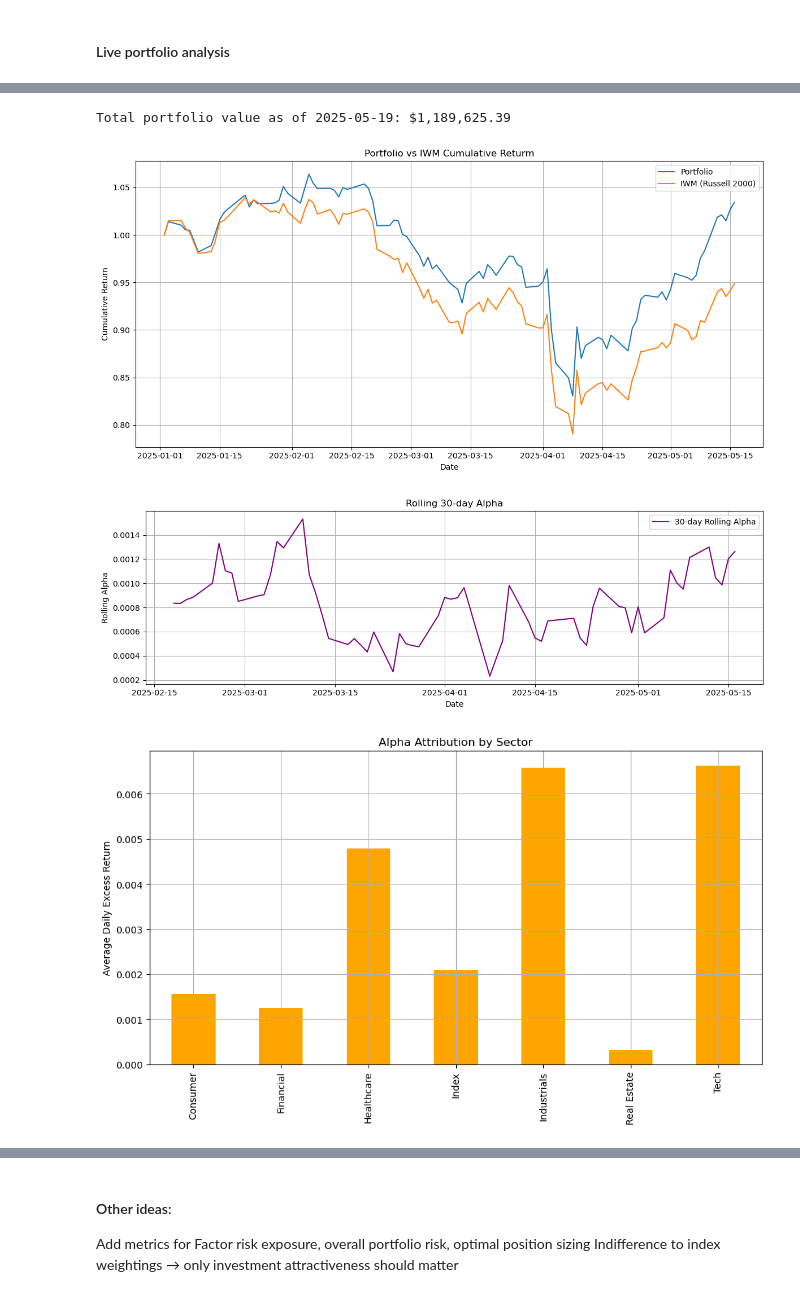
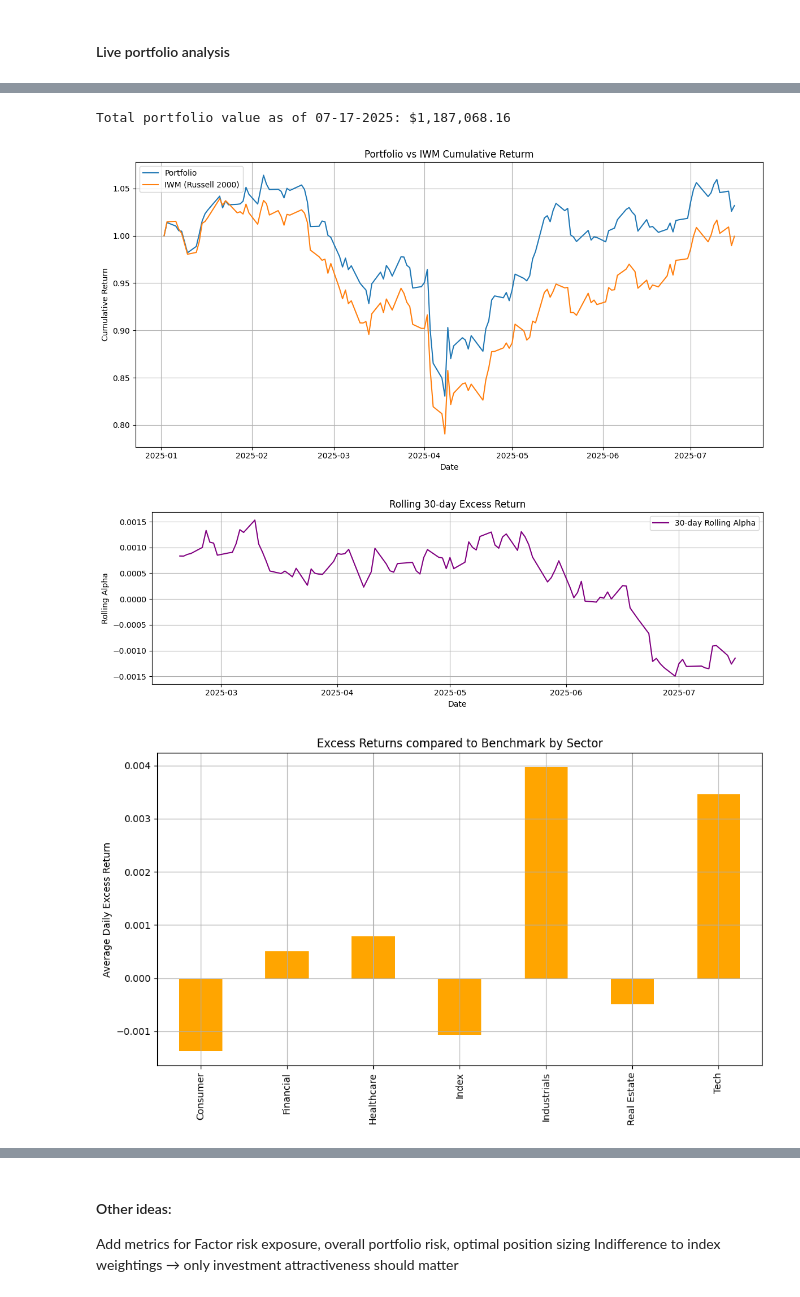
Before and after one commit to jfour1e/BUFC-fund-dashboard, a Jupyter notebook: notebooks/bufc_analysis.ipynb, the cells around one changed output, grey strips where cells are left out. Cells and saved outputs as stored; diff of their text form; code cells hidden in the pictures.

```diff
--- a/notebooks/bufc_analysis.ipynb
+++ b/notebooks/bufc_analysis.ipynb
@@ -2,19 +2,22 @@
 #### Imports and fetching data
 # %%
 import pandas as pd
-from companies import companies
+import sys
+import os
 import numpy as np
 from datetime import timedelta, datetime
 import matplotlib.pyplot as plt
+from pandas_datareader import data as pdr
+import time
+
+sys.path.append(os.path.abspath("../src"))
+from companies import companies
+
 from pypfopt.efficient_frontier import EfficientFrontier
 from pypfopt import risk_models
 from pypfopt import expected_returns
-from pandas_datareader import data as pdr
-import yfinance as yf
-import time
-yf.pdr_override()
 
-holdings = pd.read_excel("BUFC_May_2025_Allocations.xlsx", sheet_name=0)
+holdings = pd.read_excel("../BUFC_May_2025_Allocations.xlsx", sheet_name=0)
 holdings = holdings[:-2]
 holdings = holdings.drop(holdings.iloc[1].name)
 holdings = holdings.drop(holdings.iloc[14].name)
@@ -26,7 +29,7 @@ holdings["Ticker"] = holdings["Company"].str.extract(r":([A-Z]+)\)")
 holdings = holdings.reset_index()
 holdings = holdings.drop('index', axis=1)
 
-sector_allocations = pd.read_excel("BUFC_May_2025_Allocations.xlsx", sheet_name=1)
+sector_allocations = pd.read_excel("../BUFC_May_2025_Allocations.xlsx", sheet_name=1)
 sector_allocations.loc[sector_allocations.index[-1], '% of Fund'] = 1.0
 # %%
 from polygon import RESTClient
@@ -69,3 +135,7 @@ NameError: name 'pd' is not defined
+# %%
+CSV_PATH = "../daily_prices.csv"
+prices_data.sort_index(inplace=True)
+prices_data.to_csv(CSV_PATH)
 # %%
 #define new portfolio df
 columns = ['Ticker', 'shares', 'cost basis', 'current value', 'return', 'weights']
@@ -127,22 +197,22 @@ live_portfolio
 # %%
-print(f"Total portfolio value as of {end_date}: ${portfolio_value:,.2f}")
+print(f"Total portfolio value as of 07-17-2025: ${portfolio_value:,.2f}")
 # %% [output]
-Total portfolio value as of 2025-05-19: $1,189,625.39
+Total portfolio value as of 07-17-2025: $1,187,068.16
 # %%
-start_date = "2025-01-01"
-end_date = datetime.today().strftime("%Y-%m-%d")
+client = RESTClient("apRxKKpQoM2_K8sPhJ5a0IFvs7C0tGs1") # don't share this pls
+start_str = "2025-01-01"
+end_str = datetime.today().strftime("%Y-%m-%d")
 
-client = RESTClient("FnlGiHgIUqRipoOra1mzJQpYJTrMUqTS")
 
 aggs = client.get_aggs(
     ticker="IWM",
     multiplier=1,
     timespan="day",
-    from_=start_date,
-    to=end_date,
+    from_=start_str,
+    to=end_str,
     adjusted=True,
     sort="asc",
-    limit=5000
+    limit=300
 )
 
 rut_df = pd.DataFrame([{
@@ -184,38 +254,38 @@ sector_contributions = sector_excess.mean().groupby(sector_map).sum()
 # Portfolio vs Benchmark with Alpha
 plt.figure(figsize=(12, 6))
 plt.plot(portfolio_cum, label='Portfolio')
 plt.plot(benchmark_cum, label='IWM (Russell 2000)')
 plt.title('Portfolio vs IWM Cumulative Returm')
 plt.xlabel('Date')
 plt.ylabel('Cumulative Return')
 plt.legend()
 plt.grid(True)
 plt.tight_layout()
 plt.show()
 
 # Rolling Alpha Plot
 plt.figure(figsize=(12, 4))
 plt.plot(rolling_alpha, label='30-day Rolling Alpha', color='purple')
-plt.title('Rolling 30-day Alpha')
+plt.title('Rolling 30-day Excess Return')
 plt.xlabel('Date')
 plt.ylabel('Rolling Alpha')
 plt.grid(True)
 plt.legend()
 plt.tight_layout()
 plt.show()
 
 # Alpha Attribution Bar Chart
 plt.figure(figsize=(10, 6))
 sector_contributions.plot(kind='bar', color='orange')
-plt.title('Alpha Attribution by Sector')
+plt.title('Excess Returns compared to Benchmark by Sector')
 plt.ylabel('Average Daily Excess Return')
 plt.grid(True)
 plt.tight_layout()
 plt.show()
 # %% [output]
-[figure, old version]
+[figure, new version]
-[figure, old version]
+[figure, new version]
-[figure, old version]
+[figure, new version]
 # %%
 monthly_alpha = alpha_line.resample('M').last() - alpha_line.resample('M').first()
 monthly_alpha.index = monthly_alpha.index.strftime('%Y-%m')
```
Also changed, not shown: parts of 5 cells of this notebook.
